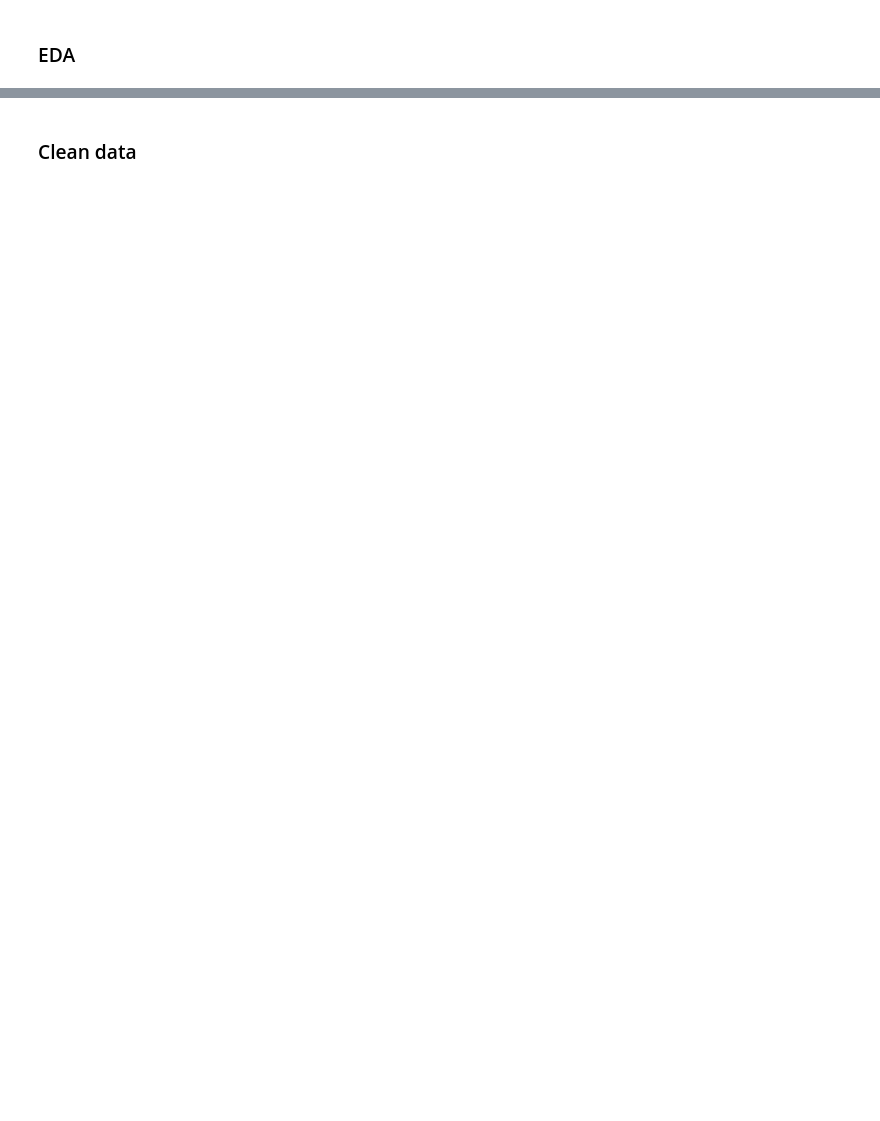
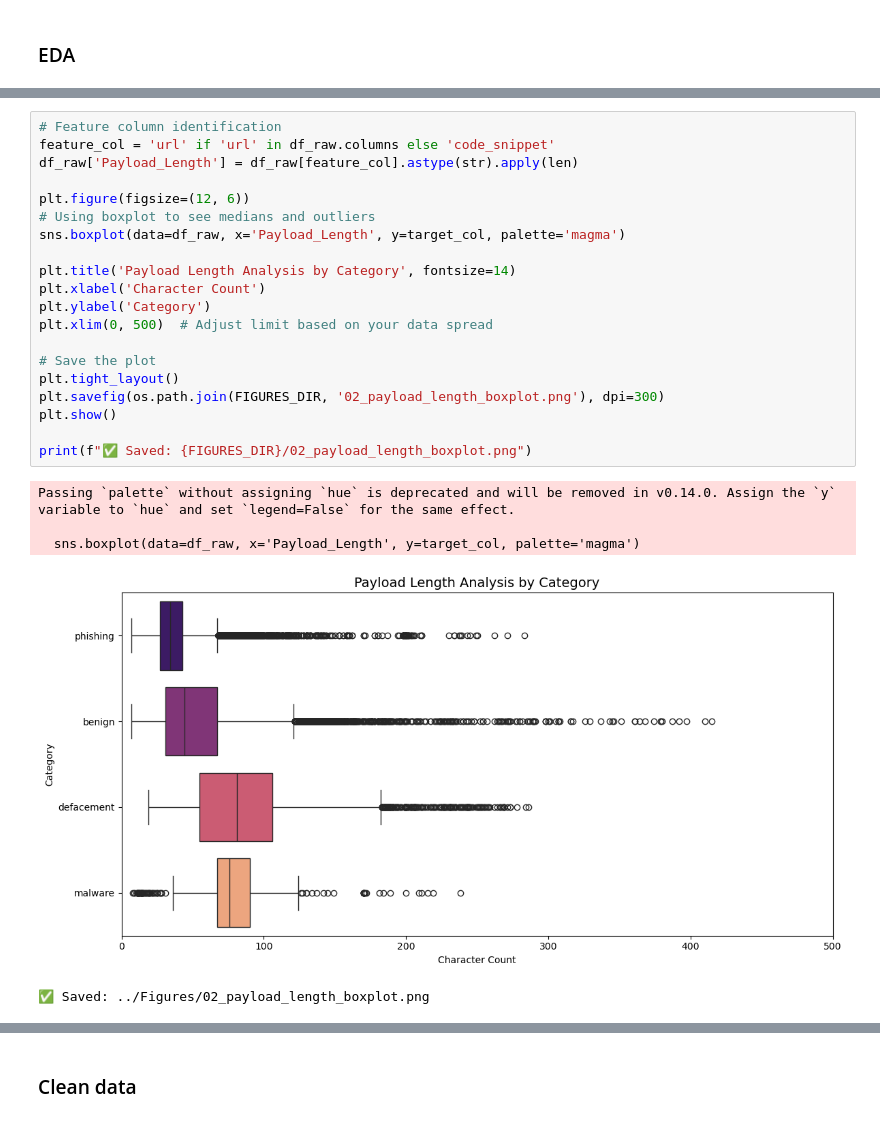
Before and after one commit to hieugia090806/Computing_Technology_Innovation_Project_COS30049, a Jupyter notebook: Website/Backend/Notebooks/Malware.ipynb, the cells around one changed output, grey strips where cells are left out. Drawn from its saved outputs; the diff is of its cells as text; blank space fills up the shorter version.

```diff
--- a/Website/Backend/Notebooks/Malware.ipynb
+++ b/Website/Backend/Notebooks/Malware.ipynb
@@ -110,0 +200,26 @@ Detailed Statistics Table:
+# %%
+# Feature column identification
+feature_col = 'url' if 'url' in df_raw.columns else 'code_snippet'
+df_raw['Payload_Length'] = df_raw[feature_col].astype(str).apply(len)
+
+plt.figure(figsize=(12, 6))
+# Using boxplot to see medians and outliers
+sns.boxplot(data=df_raw, x='Payload_Length', y=target_col, palette='magma')
+
+plt.title('Payload Length Analysis by Category', fontsize=14)
+plt.xlabel('Character Count')
+plt.ylabel('Category')
+plt.xlim(0, 500)  # Adjust limit based on your data spread
+
+# Save the plot
+plt.tight_layout()
+plt.savefig(os.path.join(FIGURES_DIR, '02_payload_length_boxplot.png'), dpi=300)
+plt.show()
+
+print(f"✅ Saved: {FIGURES_DIR}/02_payload_length_boxplot.png")
+# %% [output]
+Passing `palette` without assigning `hue` is deprecated and will be removed in v0.14.0. Assign the `y` variable to `hue` and set `legend=False` for the same effect.
+
+  sns.boxplot(data=df_raw, x='Payload_Length', y=target_col, palette='magma')
+[figure, added]
+✅ Saved: ../Figures/02_payload_length_boxplot.png
```
Also changed, not shown: parts of 30 cells of this notebook, 28 other files.
